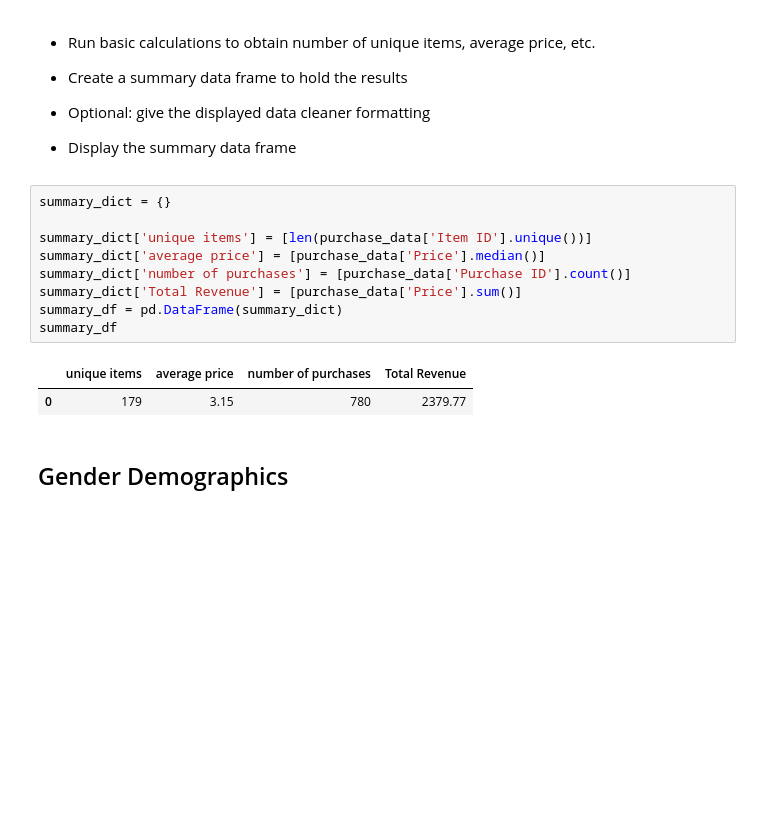
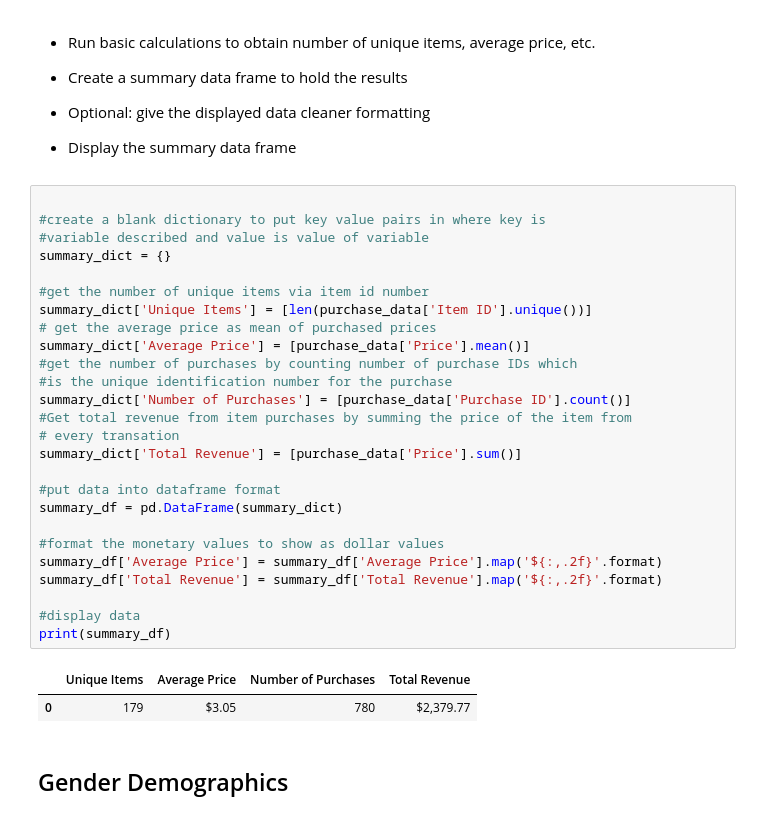
Before and after one commit to PielordZZ/Pandas-Challenge, a Jupyter notebook: Heroes_Of_Pymoli/HeroesOfPymoli_Workable_Notebook.ipynb, the cells around one changed output. Drawn from its saved outputs; the diff is of its cells as text; blank space fills up the shorter version.

```diff
--- a/Heroes_Of_Pymoli/HeroesOfPymoli_Workable_Notebook.ipynb
+++ b/Heroes_Of_Pymoli/HeroesOfPymoli_Workable_Notebook.ipynb
@@ -42,18 +45,35 @@ There are 576 unique players in the purchases database
 
 
 * Display the summary data frame
-# %%
-summary_dict = {}
-
-summary_dict['unique items'] = [len(purchase_data['Item ID'].unique())]
-summary_dict['average price'] = [purchase_data['Price'].median()]
-summary_dict['number of purchases'] = [purchase_data['Purchase ID'].count()]
-summary_dict['Total Revenue'] = [purchase_data['Price'].sum()]
-summary_df = pd.DataFrame(summary_dict)
-summary_df
-# %% [output]
-|  | unique items | average price | number of purchases | Total Revenue |
-| 0 | 179 | 3.15 | 780 | 2379.77 |
+# %%
+
+#create a blank dictionary to put key value pairs in where key is
+#variable described and value is value of variable
+summary_dict = {}
+
+#get the number of unique items via item id number
+summary_dict['Unique Items'] = [len(purchase_data['Item ID'].unique())]
+# get the average price as mean of purchased prices
+summary_dict['Average Price'] = [purchase_data['Price'].mean()]
+#get the number of purchases by counting number of purchase IDs which
+#is the unique identification number for the purchase
+summary_dict['Number of Purchases'] = [purchase_data['Purchase ID'].count()]
+#Get total revenue from item purchases by summing the price of the item from
+# every transation
+summary_dict['Total Revenue'] = [purchase_data['Price'].sum()]
+
+#put data into dataframe format
+summary_df = pd.DataFrame(summary_dict)
+
+#format the monetary values to show as dollar values
+summary_df['Average Price'] = summary_df['Average Price'].map('${:,.2f}'.format)
+summary_df['Total Revenue'] = summary_df['Total Revenue'].map('${:,.2f}'.format)
+
+#display data
+print(summary_df)
+# %% [output]
+|  | Unique Items | Average Price | Number of Purchases | Total Revenue |
+| 0 | 179 | $3.05 | 780 | $2,379.77 |
 # %% [markdown]
 ## Gender Demographics
 # %% [markdown]
```
Also changed, not shown: parts of 5 cells of this notebook.
